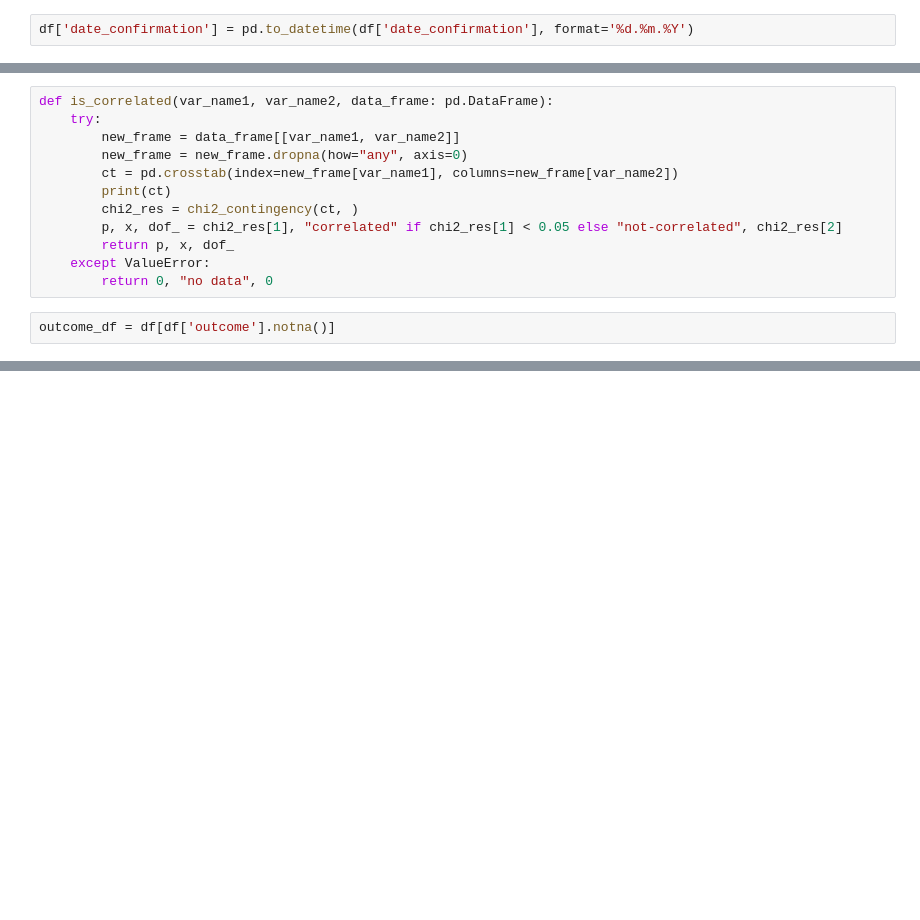
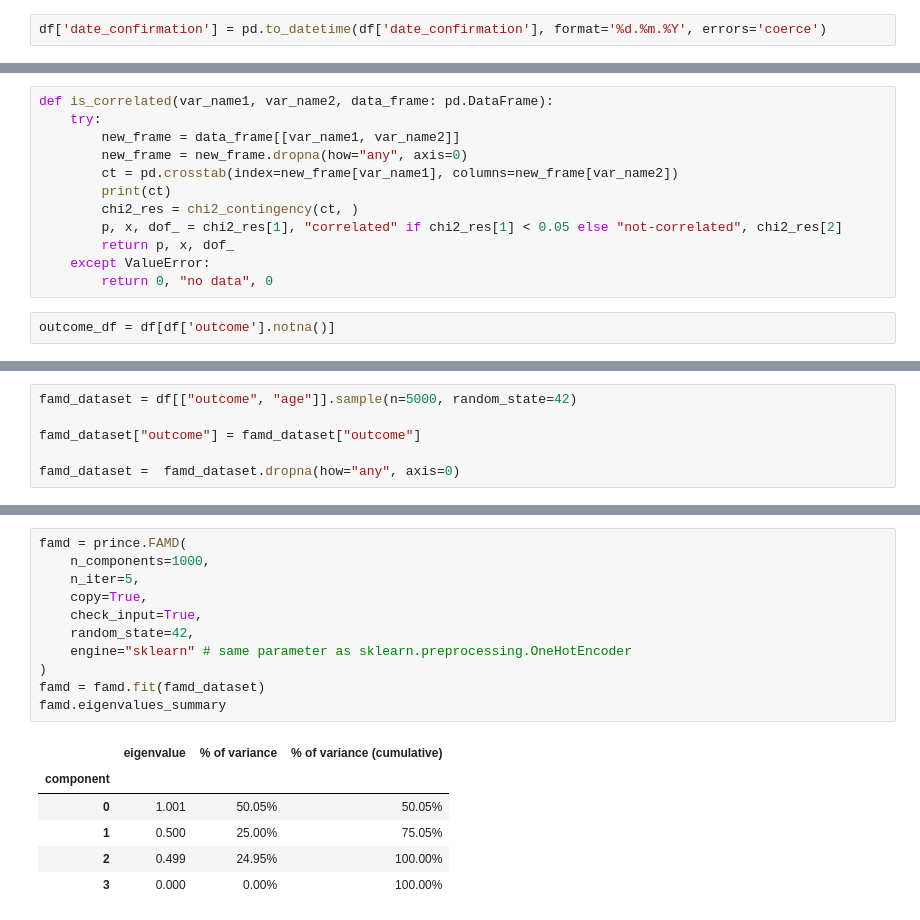
Before and after one commit to OrionVi1998/ai_project, a Jupyter notebook: notebooko.ipynb, the cells around one changed output, grey strips where cells are left out. Saved outputs shown, nothing was run; the diff lists cells and outputs as text; blank space fills up the shorter version.

```diff
--- a/notebooko.ipynb
+++ b/notebooko.ipynb
@@ -245,5 +259,5 @@ df
 # %%
-df['date_confirmation'] = pd.to_datetime(df['date_confirmation'], format='%d.%m.%Y')
+df['date_confirmation'] = pd.to_datetime(df['date_confirmation'], format='%d.%m.%Y', errors='coerce')
 # %%
 df['days_since_subject_zero'] = df["date_confirmation"].apply(lambda d: (d - datetime.datetime.strptime("17.11.2019", '%d.%m.%Y')).days)
 # %%
@@ -327,0 +347,6 @@ outcome_df.head()
+# %%
+famd_dataset = df[["outcome", "age"]].sample(n=5000, random_state=42)
+
+famd_dataset["outcome"] = famd_dataset["outcome"]
+
+famd_dataset =  famd_dataset.dropna(how="any", axis=0)
@@ -327,0 +365,18 @@ outcome_df.head()
+# %%
+famd = prince.FAMD(
+    n_components=1000,
+    n_iter=5,
+    copy=True,
+    check_input=True,
+    random_state=42,
+    engine="sklearn" # same parameter as sklearn.preprocessing.OneHotEncoder
+)
+famd = famd.fit(famd_dataset)
+famd.eigenvalues_summary
+# %% [output]
+|  | eigenvalue | % of variance | % of variance (cumulative) |
+| component |  |  |  |
+| 0 | 1.001 | 50.05% | 50.05% |
+| 1 | 0.500 | 25.00% | 75.05% |
+| 2 | 0.499 | 24.95% | 100.00% |
+| 3 | 0.000 | 0.00% | 100.00% |
```
Also changed, not shown: parts of 20 cells of this notebook, 3 other files.
